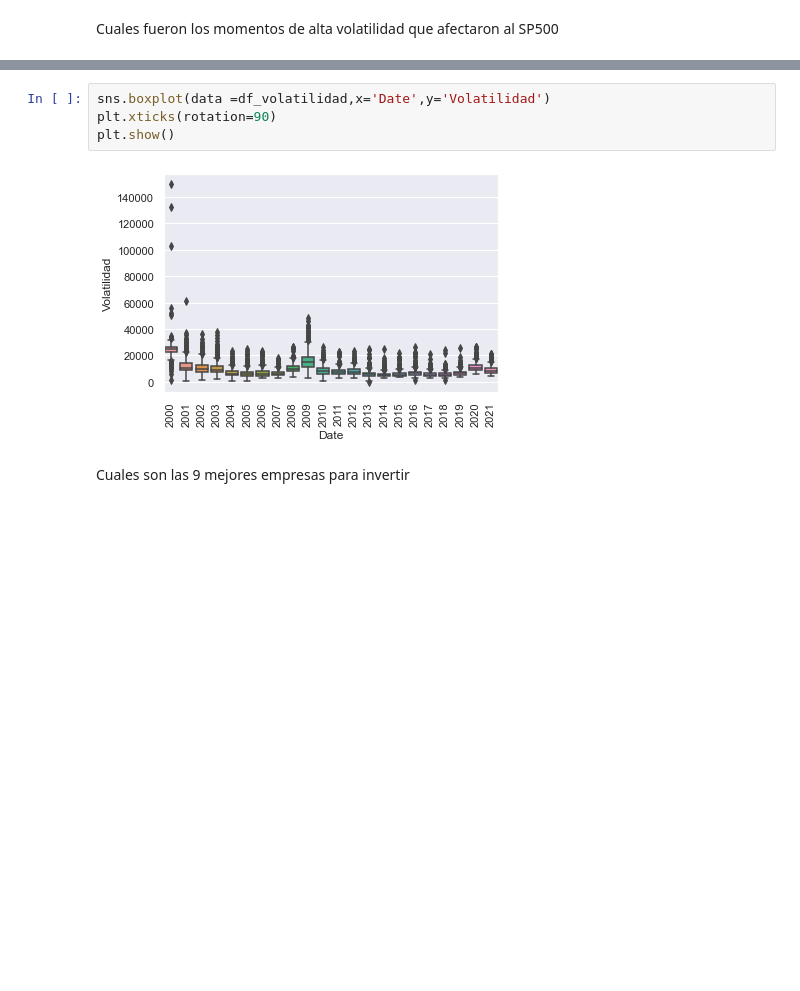
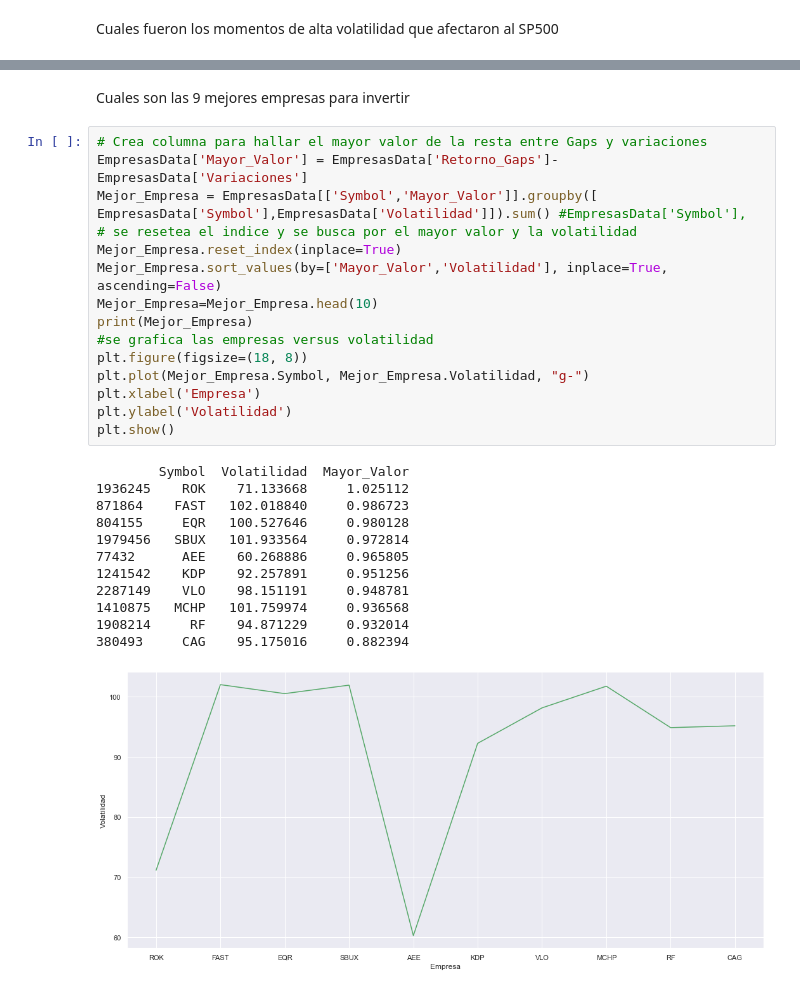
Before and after one commit to samleo88/DS-PI-ProyectoIndividual, a Jupyter notebook: PI_02/Taller.ipynb, the cells around one changed output, grey strips where cells are left out. Saved outputs shown, nothing was run; the diff lists cells and outputs as text; blank space fills up the shorter version.

```diff
--- a/PI_02/Taller.ipynb
+++ b/PI_02/Taller.ipynb
@@ -297,8 +256,30 @@ df_volatilidad
-# %%
-sns.boxplot(data =df_volatilidad,x='Date',y='Volatilidad')
-plt.xticks(rotation=90)
-plt.show()
-# %% [output]
-[figure, removed]
 # %% [markdown]
 Cuales son las 9 mejores empresas para invertir
+# %%
+# Crea columna para hallar el mayor valor de la resta entre Gaps y variaciones
+EmpresasData['Mayor_Valor'] = EmpresasData['Retorno_Gaps']-EmpresasData['Variaciones']
+Mejor_Empresa = EmpresasData[['Symbol','Mayor_Valor']].groupby([ EmpresasData['Symbol'],EmpresasData['Volatilidad']]).sum() #EmpresasData['Symbol'],
+# se resetea el indice y se busca por el mayor valor y la volatilidad
+Mejor_Empresa.reset_index(inplace=True)
+Mejor_Empresa.sort_values(by=['Mayor_Valor','Volatilidad'], inplace=True, ascending=False)
+Mejor_Empresa=Mejor_Empresa.head(10)
+print(Mejor_Empresa)
+#se grafica las empresas versus volatilidad
+plt.figure(figsize=(18, 8))
+plt.plot(Mejor_Empresa.Symbol, Mejor_Empresa.Volatilidad, "g-")
+plt.xlabel('Empresa')
+plt.ylabel('Volatilidad')
+plt.show()
+# %% [output]
+        Symbol  Volatilidad  Mayor_Valor
+1936245    ROK    71.133668     1.025112
+871864    FAST   102.018840     0.986723
+804155     EQR   100.527646     0.980128
+1979456   SBUX   101.933564     0.972814
+77432      AEE    60.268886     0.965805
+1241542    KDP    92.257891     0.951256
+2287149    VLO    98.151191     0.948781
+1410875   MCHP   101.759974     0.936568
+1908214     RF    94.871229     0.932014
+380493     CAG    95.175016     0.882394
+[figure, added]
```
Also changed, not shown: parts of 21 cells of this notebook.
